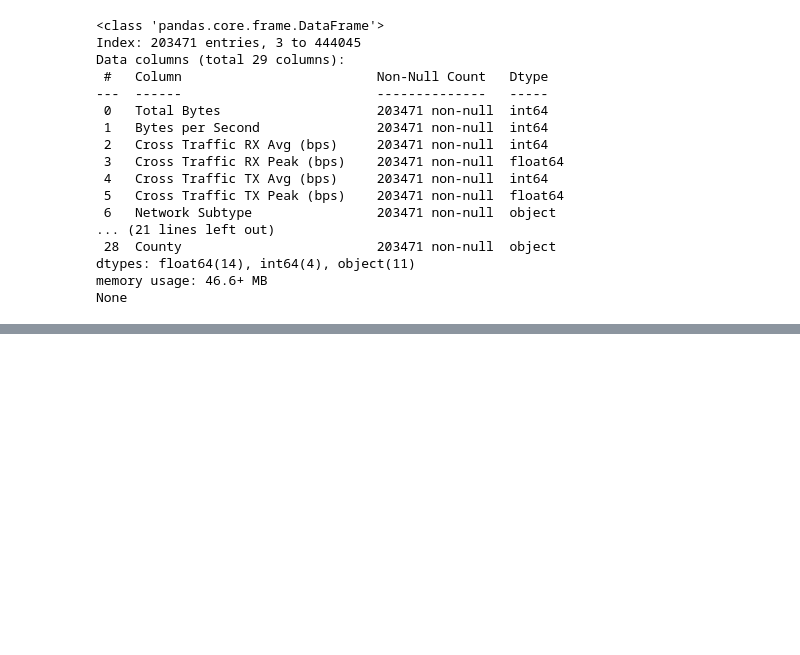
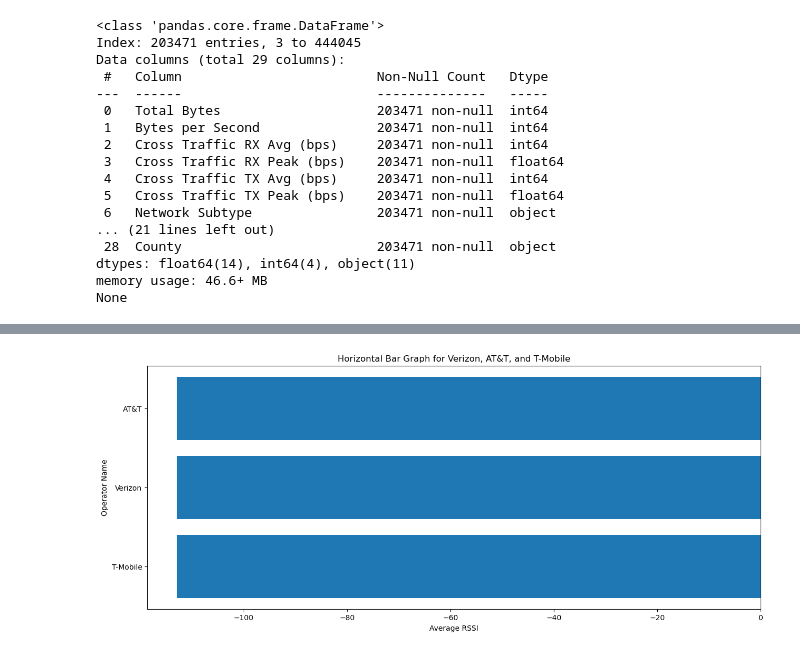
Before and after one commit to marcoamartinez1/group1-project3, a Jupyter notebook: fcc_data/cellular_data.ipynb, the cells around one changed output, grey strips where cells are left out. Saved outputs shown, nothing was run; the diff lists cells and outputs as text; code cells hidden in the pictures; blank space fills up the shorter version.

```diff
--- a/fcc_data/cellular_data.ipynb
+++ b/fcc_data/cellular_data.ipynb
@@ -227,0 +225,20 @@ final_merge.to_csv('F.csv', index=False)
+# %%
+#calculate the average of Beginning Signal Level and End Signal Level
+final_merge['Average Signal Strength'] = final_merge[['Beginning Signal Strength', 'End Signal Strength']].mean(axis=1)
+# %%
+#calculate the average of Beginning Signal Level and End Signal Level
+final_merge['Average Cell Strength (ASU)'] = final_merge[['Beginning Cell Strength (ASU)', 'End Cell Strength (ASU)']].mean(axis=1)
+# %%
+cleaned_df = final_merge.drop(['Beginning RSSI',
+                               'Beginning Signal Level',
+                               'Beginning Signal Power',
+                               'Beginning Signal Quality',
+                               'Beginning Signal Strength',
+                               'End RSSI',
+                               'End Signal Level',
+                               'End Signal Power',
+                               'End Signal Power',
+                               'End Signal Quality',
+                               'End Signal Strength',
+                               'Beginning Cell Strength (ASU)',
+                               'End Cell Strength (ASU)'], axis=1)
@@ -227,0 +261,4 @@ final_merge.to_csv('F.csv', index=False)
+# %%
+cleaned_df['Operator Name'] = cleaned_df['Operator Name'].replace(['Verizon\r', 'Verizon ', 'Verizon Wireless'], 'Verizon')
+
+cleaned_df['Operator Name'] = cleaned_df['Operator Name'].replace(['T-Mobile ', 'T-Mobile USA'], 'T-Mobile')
@@ -227,0 +292,15 @@ final_merge.to_csv('F.csv', index=False)
+# %%
+operators_to_include = ['Verizon', 'AT&T', 'T-Mobile']
+
+filtered_df = cleaned_df[cleaned_df['Operator Name'].isin(operators_to_include)]
+
+y = filtered_df['Operator Name']
+x = filtered_df['Average RSSI']
+plt.figure(figsize=(15, 6))
+plt.barh(y, x)
+plt.xlabel('Average RSSI')
+plt.ylabel('Operator Name')
+plt.title('Horizontal Bar Graph for Verizon, AT&T, and T-Mobile')
+plt.show()
+# %% [output]
+[figure, added]
```
Also changed, not shown: parts of 10 cells of this notebook, 3 other files.
